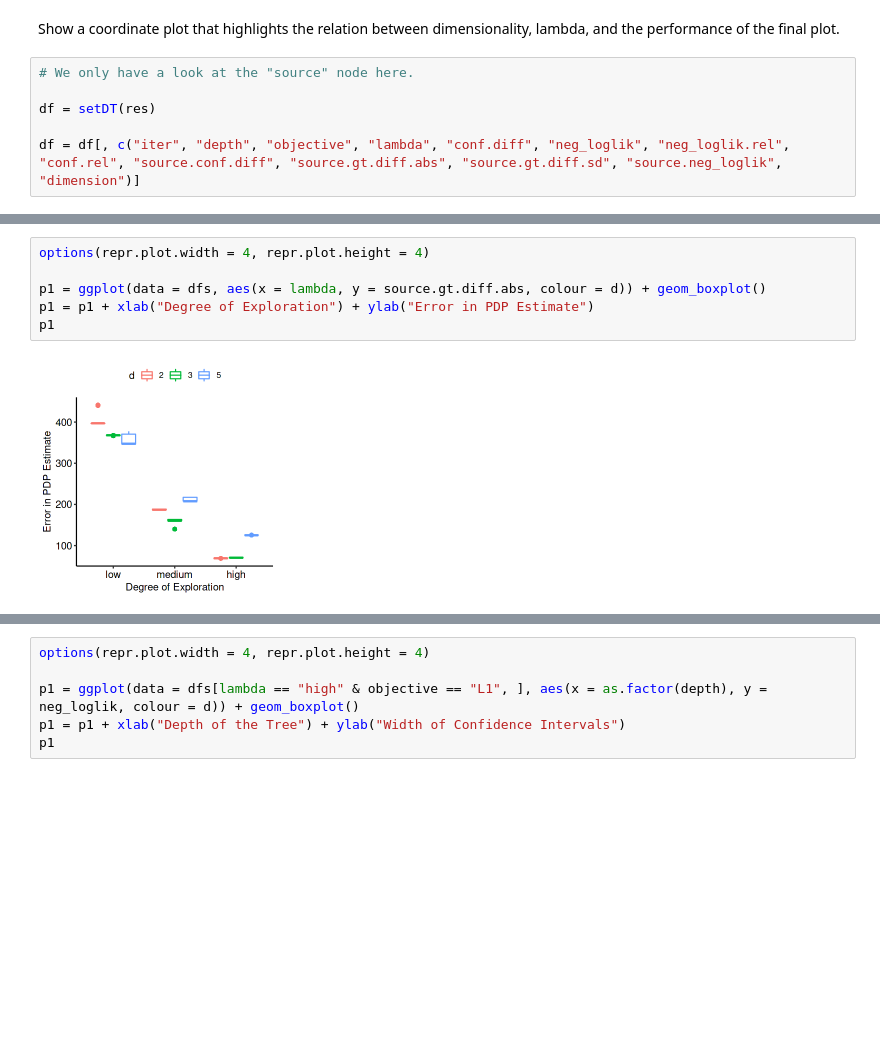
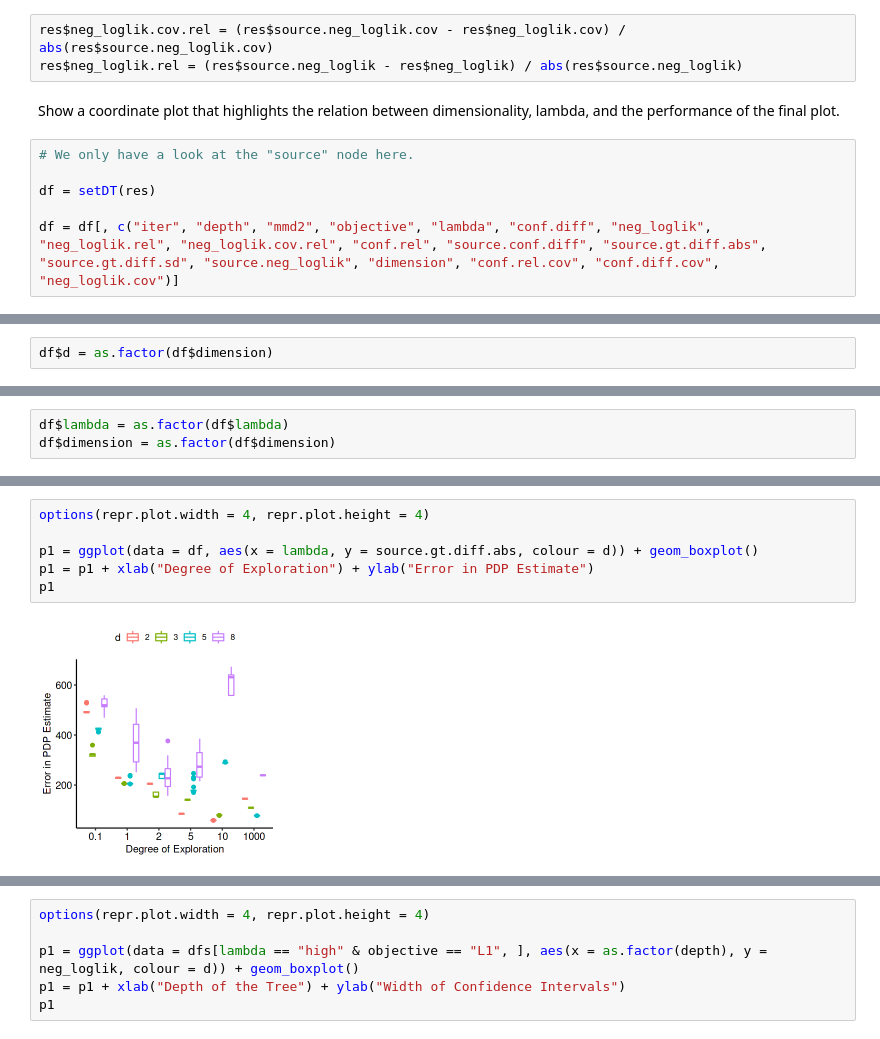
Before and after one commit to slds-lmu/paper_2021_xautoml, a Jupyter notebook: notebooks/Untitled.ipynb, the cells around one changed output, grey strips where cells are left out. Drawn from its saved outputs; the diff is of its cells as text; blank space fills up the shorter version.

```diff
--- a/notebooks/Untitled.ipynb
+++ b/notebooks/Untitled.ipynb
@@ -61,3 +39,6 @@ names(res)
+# %%
+res$neg_loglik.cov.rel = (res$source.neg_loglik.cov - res$neg_loglik.cov) / abs(res$source.neg_loglik.cov)
+res$neg_loglik.rel = (res$source.neg_loglik - res$neg_loglik) / abs(res$source.neg_loglik)
 # %% [markdown]
 Show a coordinate plot that highlights the relation between dimensionality, lambda, and the performance of the final plot.
 # %%
@@ -65,4 +46,4 @@ Show a coordinate plot that highlights the relation between dimensionality, lamb
 
 df = setDT(res)
 
-df = df[, c("iter", "depth", "objective", "lambda", "conf.diff", "neg_loglik", "neg_loglik.rel", "conf.rel", "source.conf.diff", "source.gt.diff.abs", "source.gt.diff.sd", "source.neg_loglik", "dimension")]
+df = df[, c("iter", "depth", "mmd2", "objective", "lambda", "conf.diff", "neg_loglik", "neg_loglik.rel", "neg_loglik.cov.rel", "conf.rel", "source.conf.diff", "source.gt.diff.abs", "source.gt.diff.sd", "source.neg_loglik", "dimension", "conf.rel.cov", "conf.diff.cov", "neg_loglik.cov")]
@@ -108,0 +124,2 @@ print(xtable(out[c(3:1, 6:4, 9:7), c(2:1, 3, 5, 4, 6)], type = "latex"), file =
+# %%
+df$d = as.factor(df$dimension)
@@ -128,0 +150,3 @@ ggsave(filename = "exploration_vs_confidence.png", p, width = 5, height = 3)
+# %%
+df$lambda = as.factor(df$lambda)
+df$dimension = as.factor(df$dimension)
@@ -129,11 +165,11 @@ ggsave(filename = "exploration_vs_confidence.png", p, width = 5, height = 3)
 # %%
 options(repr.plot.width = 4, repr.plot.height = 4)
 
-p1 = ggplot(data = dfs, aes(x = lambda, y = source.gt.diff.abs, colour = d)) + geom_boxplot()
+p1 = ggplot(data = df, aes(x = lambda, y = source.gt.diff.abs, colour = d)) + geom_boxplot()
 p1 = p1 + xlab("Degree of Exploration") + ylab("Error in PDP Estimate")
 p1
 # %% [output]
-[figure, old version]
+[figure, new version]
 # %%
 options(repr.plot.width = 4, repr.plot.height = 4)
 
```
Also changed, not shown: parts of 22 cells of this notebook, 4 other files.
